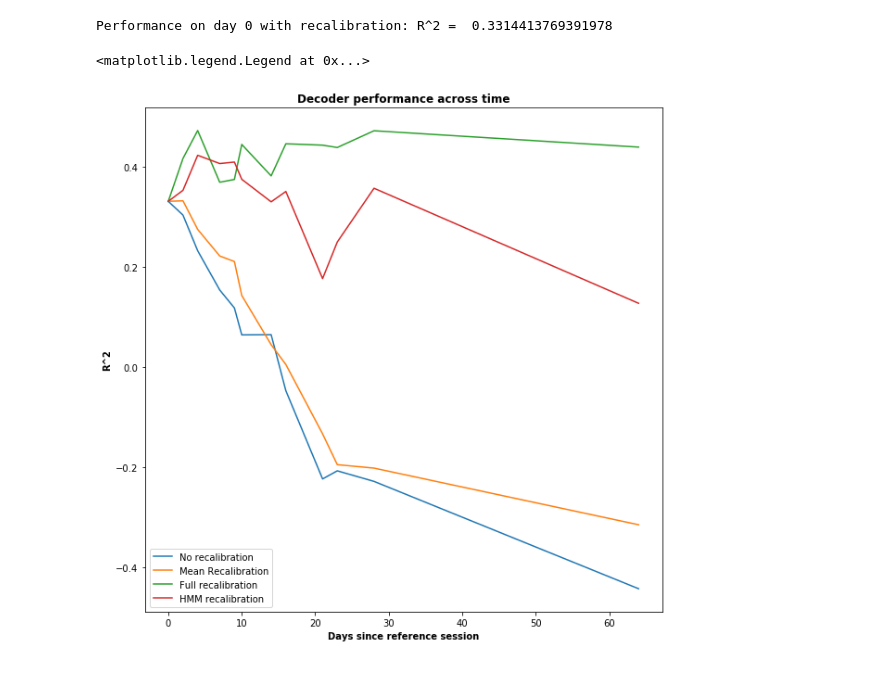
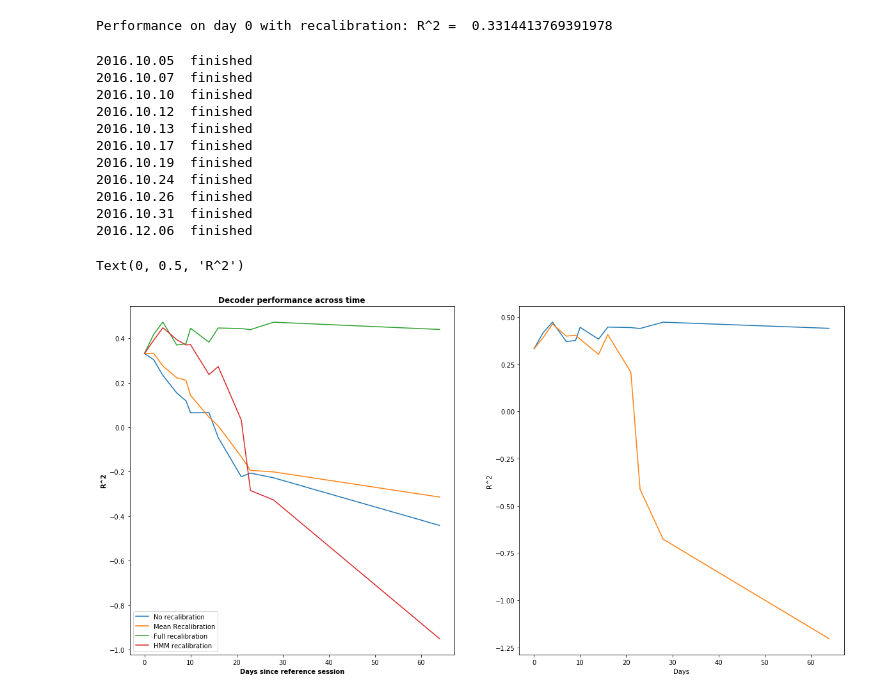
Before and after one commit to guyhwilson/nonstationarities, a Jupyter notebook: code/example_HMM.ipynb, the cells around one changed output. Saved outputs shown, nothing was run; the diff lists cells and outputs as text; code cells hidden in the pictures.

Commit message:
Updated session-pair generation code; revamping codebase to use session trial structure

```diff
--- a/code/example_HMM.ipynb
+++ b/code/example_HMM.ipynb
@@ -54,34 +50,33 @@ from copy import deepcopy
 train_frac = 0.5
 task       = 'cursor'
 
+
+# HMM setup:
+gridSize     = 20
+stayProb      = 0.9999
+vmKappa       = 2
+probThreshold = 0.4
+
+nStates       = gridSize**2
+stateTrans    = np.eye(nStates)*stayProb #Define the state transition matrix, which assumes uniform transition probability of transitioning to new state
+targLocs      = get_DiscreteTargetGrid(day0, gridSize = gridSize, task = task)
+
+for x in range(nStates):
+    idx                = np.setdiff1d(np.arange(nStates), x)
+    stateTrans[x, idx] = (1-stayProb)/(nStates-1)
+pStateStart = np.zeros((nStates,1)) + (1/nStates)
+
+
 date         = [day0.date]
 models       = list()
 scores       = np.zeros((4, 12)) # rows are 0 - no recalibration; 1 - mean recalibration; 2 - full recalibration; 3 - HMM recalibration
 scores[:, 0] = day0_r2
 
-# HMM setup:
-gridSize     = 20
-X_min, X_max = day0.targetPos_continuous[:, 0].min() - 20, day0.targetPos_continuous[:, 0].max() + 20
-Y_min, Y_max = day0.targetPos_continuous[:, 1].min() - 20, day0.targetPos_continuous[:, 1].max() + 20
-X_loc,Y_loc  = np.meshgrid(np.linspace(X_min, X_max, gridSize), np.linspace(Y_min, Y_max, gridSize))
-targLocs     = np.vstack([np.ravel(X_loc), np.ravel(Y_loc[:])]).T
+hmm_scores    = np.zeros((12,))
+hmm_scores[0] = day0_r2
 
-# No information about goal switching structure - assume equal probability of transitioning to any other spot (but likely hanging in current spot)
-stayProb = 0.9999
-nStates  = gridSize**2
-
-#Define the state transition matrix, which has a uniform transition probability among states
-stateTrans = np.eye(nStates)*stayProb
-
-for x in range(nStates):
-    idx                = np.setdiff1d(np.arange(nStates), x)
-    stateTrans[x, idx] = (1-stayProb)/(nStates-1)
-pStateStart = np.zeros((nStates,1)) + 1/nStates
-
-
-hmmtrained_decoder = deepcopy(day0_decoder)  # this will update each new day
+hmm_dec = deepcopy(day0_decoder)
 for i in range(11):
-#for i in range(1):
     file        = files[i + 3]
     new_day     = DataStruct(file)
     date.append(new_day.date)
@@ -92,26 +87,51 @@ for i in range(11):
     scores[2, i + 1], _ = traintest_DecoderSupervised(struct = new_day, decoder = None, train_frac = train_frac, task = task)
 
     # Precision parameter for the von mises distribution.
-    hmm_score, _, r2 = traintest_DecoderHMMUnsupervised(struct = new_day, decoder = hmmtrained_decoder, stateTrans = stateTrans, pStateStart = pStateStart,
-                                                        targLocs = targLocs, vmKappa = 2, probThreshold = 0.6, train_frac = 0.5, task = 'cursor')
+    hmm_score, hmm_dec, r2 = traintest_DecoderHMMUnsupervised(struct   = new_day, decoder  = deepcopy(day0_decoder), stateTrans = stateTrans, pStateStart = pStateStart,
+                                                        targLocs = targLocs, vmKappa = vmKappa, probThreshold = probThreshold, train_frac = train_frac, task = task)
+    scores[3, i + 1] = hmm_score
 
-    scores[3, i + 1] = hmm_score
+    dailyhmm_score, _, _ = traintest_DecoderHMMUnsupervised(struct = new_day, decoder = hmm_dec, stateTrans = stateTrans, pStateStart = pStateStart,
+                                                        targLocs = targLocs, vmKappa = vmKappa, probThreshold = probThreshold, train_frac = train_frac, task = task)
+    hmm_scores[i + 1] = dailyhmm_score
+
+    print(new_day.date, ' finished')
+    #print(r2)
+# %% [output]
+2016.10.05  finished
+2016.10.07  finished
+2016.10.10  finished
+2016.10.12  finished
+2016.10.13  finished
+2016.10.17  finished
+2016.10.19  finished
+2016.10.24  finished
+2016.10.26  finished
+2016.10.31  finished
+2016.12.06  finished
 # %%
 from preprocess import daysBetween
 days = [daysBetween(day0.date, date[i]) for i in range(len(date))]
 
 
-figSize(10, 10)
+figSize(10, 20)
 
+plt.subplot(1, 2, 1)
 labels = ['No recalibration', 'Mean Recalibration', 'Full recalibration', 'HMM recalibration']
 for i in range(4):
     plt.plot(days, scores[i, :].T, label = labels[i])
 
 plt.xlabel('Days since reference session', fontweight = 'bold')
 plt.ylabel('R^2', fontweight = 'bold')
 #plt.xticks(np.arange(len(date)), date, rotation = 40, fontweight = 'bold')
 plt.title('Decoder performance across time', fontweight = 'bold')
 plt.legend()
+
+plt.subplot(1, 2, 2)
+plt.plot(days, scores[2, :], label = 'Full recalibration')
+plt.plot(days, hmm_scores, label = 'HMM (consecutive updates)')
+plt.xlabel('Days')
+plt.ylabel('R^2')
 # %% [output]
-<matplotlib.legend.Legend at 0x...>
+Text(0, 0.5, 'R^2')
-[figure, old version]
+[figure, new version]
```
Also changed, not shown: parts of 5 cells of this notebook, 23 other files.
